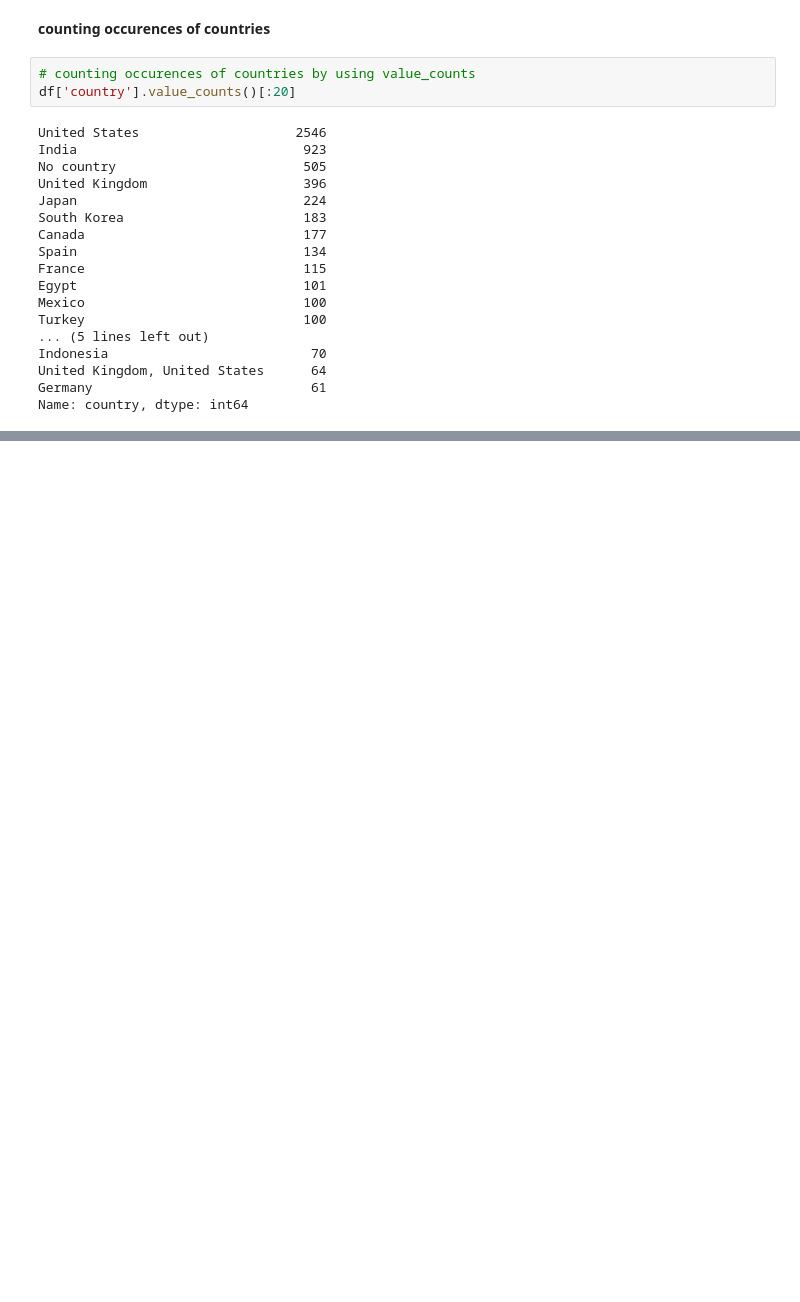
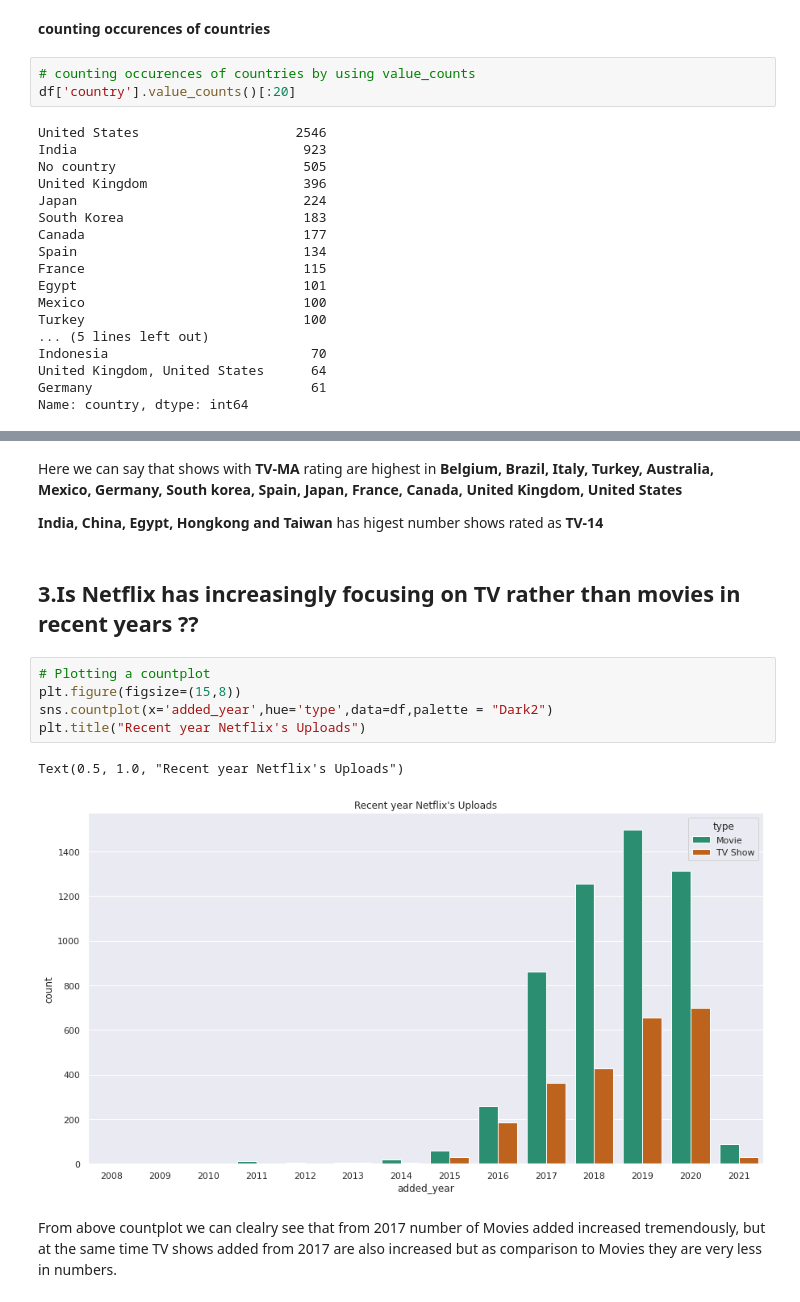
Before and after one commit to Ashfaquesayyed/Netflix-movies-and-TV-shows-clustering, a Jupyter notebook: Netflix_movies_and_TV_shows_clustering.ipynb, the cells around one changed output, grey strips where cells are left out. Saved outputs shown, nothing was run; the diff lists cells and outputs as text; blank space fills up the shorter version.

```diff
--- a/Netflix_movies_and_TV_shows_clustering.ipynb
+++ b/Netflix_movies_and_TV_shows_clustering.ipynb
@@ -559,0 +603,16 @@ Name: country, dtype: int64
+# %% [markdown]
+Here we can say that shows with **TV-MA** rating are highest in **Belgium, Brazil, Italy, Turkey, Australia, Mexico, Germany, South korea, Spain, Japan, France, Canada, United Kingdom, United States**
+
+**India, China, Egypt, Hongkong and Taiwan** has higest number shows rated as **TV-14**
+# %% [markdown]
+## **3.Is Netflix has increasingly focusing on TV rather than movies in recent years ??**
+# %%
+# Plotting a countplot
+plt.figure(figsize=(15,8))
+sns.countplot(x='added_year',hue='type',data=df,palette = "Dark2")
+plt.title("Recent year Netflix's Uploads")
+# %% [output]
+Text(0.5, 1.0, "Recent year Netflix's Uploads")
+[figure, added]
+# %% [markdown]
+From above countplot we can clealry see that from 2017 number of Movies added increased tremendously, but at the same time TV shows added from 2017 are also increased but as comparison to Movies they are very less in numbers.
```
Also changed, not shown: parts of 6 cells of this notebook.
